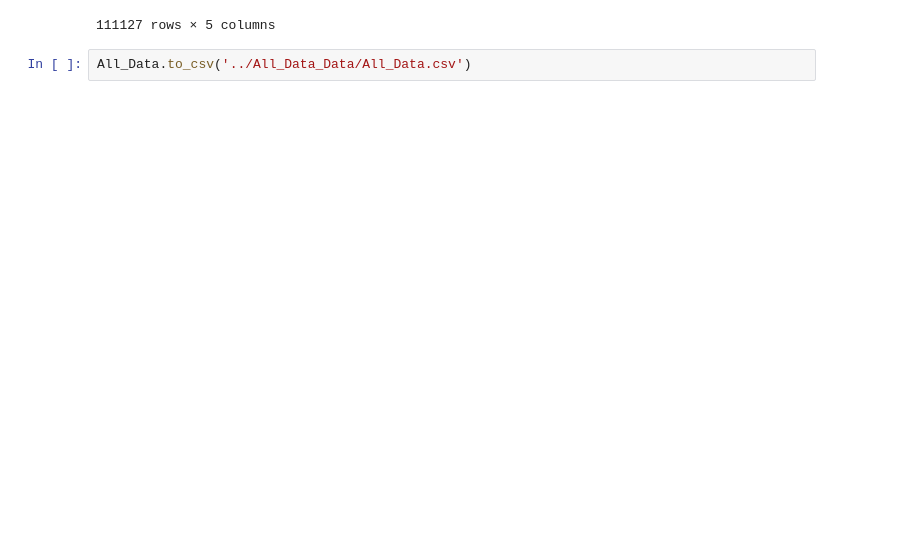
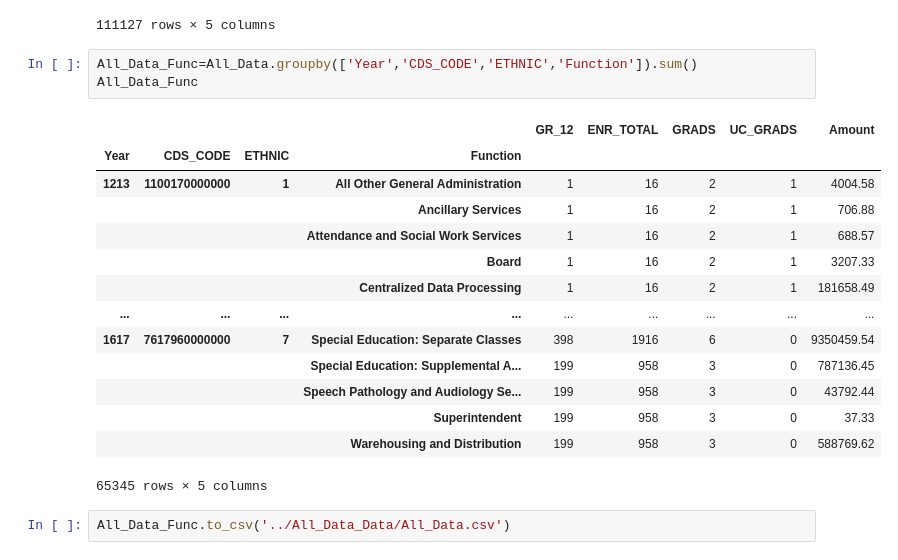
Before and after one commit to cjradomski/Final-Project, a Jupyter notebook: Resources/All_Data/All_Data_Notebooks/All_Data.ipynb, the cells around one changed output. Saved outputs shown, nothing was run; the diff lists cells and outputs as text; blank space fills up the shorter version.

```diff
--- a/Resources/All_Data/All_Data_Notebooks/All_Data.ipynb
+++ b/Resources/All_Data/All_Data_Notebooks/All_Data.ipynb
@@ -66,5 +83,23 @@ All_Data
 |  |  |  | School-Sponsored Co-curricular | Instruction | 199 | 958 | 3 | 0 | 3.173122e+06 |
 |  |  |  | Transfers Between Agencies | Not Applicable (For use with reve... | 199 | 958 | 3 | 0 | 3.735732e+06 |
 111127 rows × 5 columns
+# %%
+All_Data_Func=All_Data.groupby(['Year','CDS_CODE','ETHNIC','Function']).sum()
+All_Data_Func
+# %% [output]
+|  |  |  |  | GR_12 | ENR_TOTAL | GRADS | UC_GRADS | Amount |
+| Year | CDS_CODE | ETHNIC | Function |  |  |  |  |  |
+| 1213 | 1100170000000 | 1 | All Other General Administration | 1 | 16 | 2 | 1 | 4004.58 |
+|  |  |  | Ancillary Services | 1 | 16 | 2 | 1 | 706.88 |
+|  |  |  | Attendance and Social Work Services | 1 | 16 | 2 | 1 | 688.57 |
+|  |  |  | Board | 1 | 16 | 2 | 1 | 3207.33 |
+|  |  |  | Centralized Data Processing | 1 | 16 | 2 | 1 | 181658.49 |
+| ... | ... | ... | ... | ... | ... | ... | ... | ... |
+| 1617 | 7617960000000 | 7 | Special Education: Separate Classes | 398 | 1916 | 6 | 0 | 9350459.54 |
+|  |  |  | Special Education: Supplemental A... | 199 | 958 | 3 | 0 | 787136.45 |
+|  |  |  | Speech Pathology and Audiology Se... | 199 | 958 | 3 | 0 | 43792.44 |
+|  |  |  | Superintendent | 199 | 958 | 3 | 0 | 37.33 |
+|  |  |  | Warehousing and Distribution | 199 | 958 | 3 | 0 | 588769.62 |
+65345 rows × 5 columns
 # %%
-All_Data.to_csv('../All_Data_Data/All_Data.csv')
+All_Data_Func.to_csv('../All_Data_Data/All_Data.csv')
```
Also changed, not shown: parts of 1 cell of this notebook, 1 other file.
